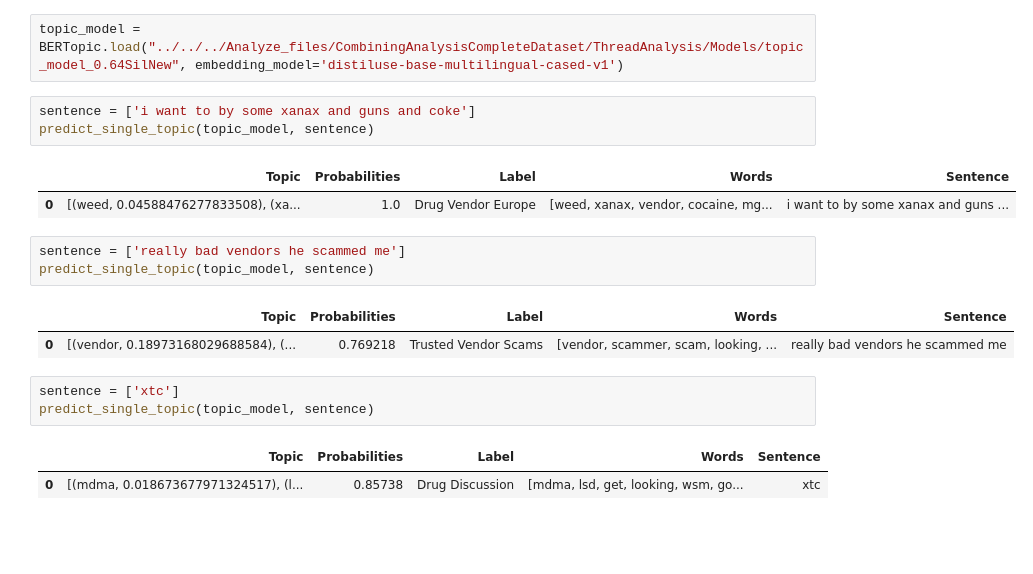
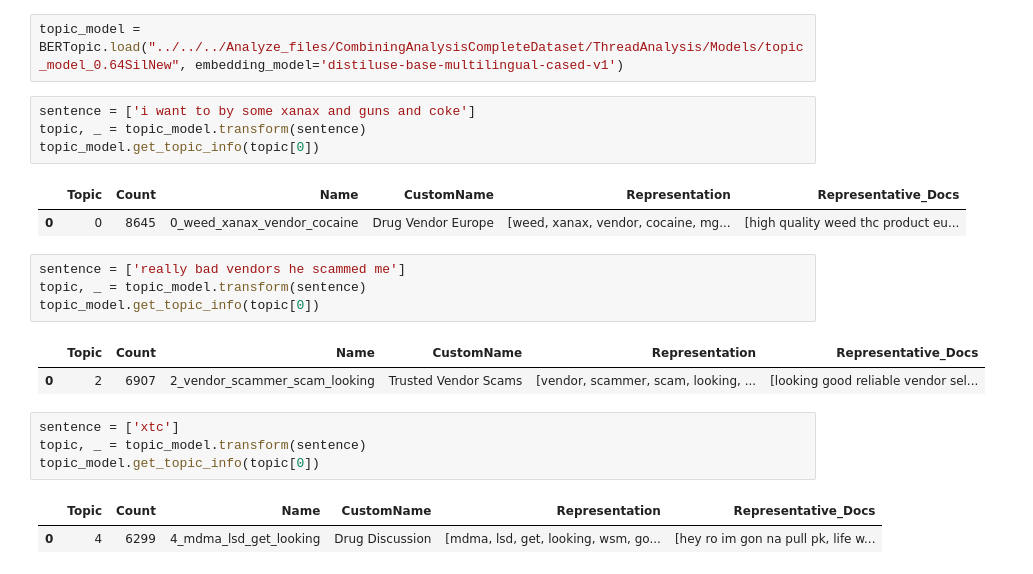
Before and after one commit to D0men1c0/ISSR_Darkweb, a Jupyter notebook: ShowModelsBaselineBERT/Thread/7Topic/1_baseline_7_topic.ipynb, the cells around one changed output. Cells and saved outputs as stored; diff of their text form; blank space fills up the shorter version.

```diff
--- a/ShowModelsBaselineBERT/Thread/7Topic/1_baseline_7_topic.ipynb
+++ b/ShowModelsBaselineBERT/Thread/7Topic/1_baseline_7_topic.ipynb
@@ -138,21 +116,24 @@ topic_model.visualize_topics_over_time(topics_over_time, top_n_topics=10, width=
 topic_model = BERTopic.load("../../../Analyze_files/CombiningAnalysisCompleteDataset/ThreadAnalysis/Models/topic_model_0.64SilNew", embedding_model='distiluse-base-multilingual-cased-v1')
 # %%
 sentence = ['i want to by some xanax and guns and coke']
-predict_single_topic(topic_model, sentence)
+topic, _ = topic_model.transform(sentence)
+topic_model.get_topic_info(topic[0])
 # %% [output]
-|  | Topic | Probabilities | Label | Words | Sentence |
-| 0 | [(weed, 0.04588476277833508), (xa... | 1.0 | Drug Vendor Europe | [weed, xanax, vendor, cocaine, mg... | i want to by some xanax and guns ... |
+|  | Topic | Count | Name | CustomName | Representation | Representative_Docs |
+| 0 | 0 | 8645 | 0_weed_xanax_vendor_cocaine | Drug Vendor Europe | [weed, xanax, vendor, cocaine, mg... | [high quality weed thc product eu... |
 # %%
 sentence = ['really bad vendors he scammed me']
-predict_single_topic(topic_model, sentence)
+topic, _ = topic_model.transform(sentence)
+topic_model.get_topic_info(topic[0])
 # %% [output]
-|  | Topic | Probabilities | Label | Words | Sentence |
-| 0 | [(vendor, 0.18973168029688584), (... | 0.769218 | Trusted Vendor Scams | [vendor, scammer, scam, looking, ... | really bad vendors he scammed me |
+|  | Topic | Count | Name | CustomName | Representation | Representative_Docs |
+| 0 | 2 | 6907 | 2_vendor_scammer_scam_looking | Trusted Vendor Scams | [vendor, scammer, scam, looking, ... | [looking good reliable vendor sel... |
 # %%
 sentence = ['xtc']
-predict_single_topic(topic_model, sentence)
+topic, _ = topic_model.transform(sentence)
+topic_model.get_topic_info(topic[0])
 # %% [output]
-|  | Topic | Probabilities | Label | Words | Sentence |
-| 0 | [(mdma, 0.018673677971324517), (l... | 0.85738 | Drug Discussion | [mdma, lsd, get, looking, wsm, go... | xtc |
+|  | Topic | Count | Name | CustomName | Representation | Representative_Docs |
+| 0 | 4 | 6299 | 4_mdma_lsd_get_looking | Drug Discussion | [mdma, lsd, get, looking, wsm, go... | [hey ro im gon na pull pk, life w... |
 # %%
 sentence = ['closed market']
```
Also changed, not shown: parts of 10 cells of this notebook.
